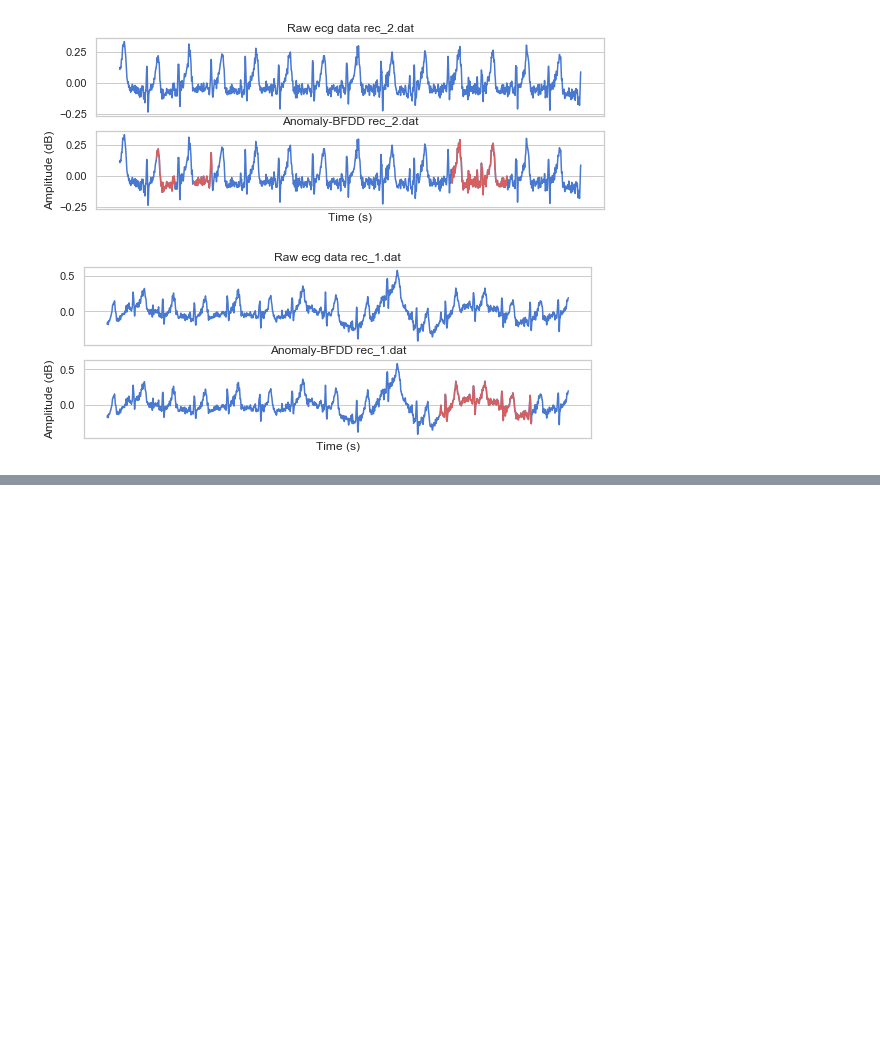
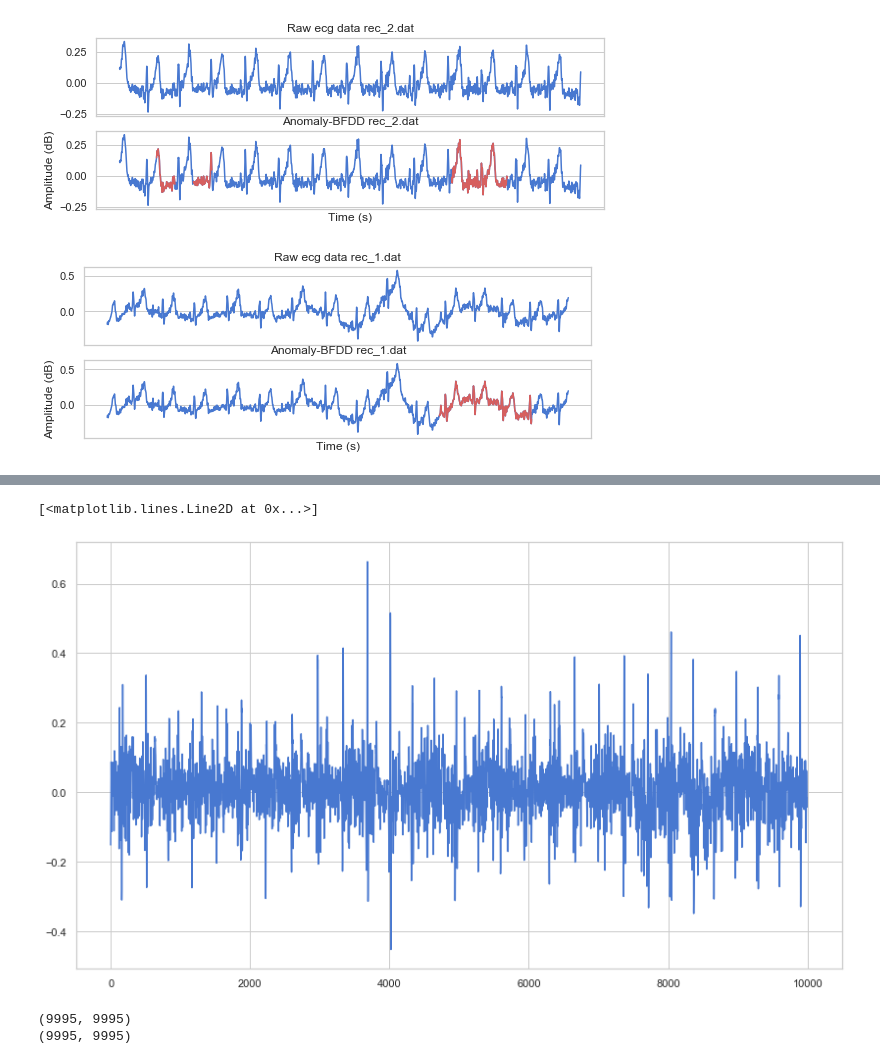
Before and after one commit to kulkarnisp/iMed, a Jupyter notebook: ipynb samples/LSTM_APPROACH_LATEST.ipynb, the cells around one changed output, grey strips where cells are left out. Saved outputs shown, nothing was run; the diff lists cells and outputs as text; code cells hidden in the pictures; blank space fills up the shorter version.

```diff
--- a/ipynb samples/LSTM_APPROACH_LATEST.ipynb
+++ b/ipynb samples/LSTM_APPROACH_LATEST.ipynb
@@ -331,0 +408,32 @@ for file in records:
+# %%
+# Prediction error
+
+error={}
+for rec in records:
+    error[rec]=[]
+    for i in range(len(rnn_forecast[rec])):
+        error[rec].append(norm[rec][i]-rnn_forecast[rec][i])
+    error[rec]=np.array(error[rec])
+# %%
+plt.plot(error['rec_1.dat'])
+# %% [output]
+[<matplotlib.lines.Line2D at 0x...>]
+[figure, added]
+# %%
+# Mahalanobis Distance
+
+cov={}
+cov_inv={}
+dist={}
+for rec in records:
+    mean=error[rec].mean()
+
+    err = np.expand_dims(error[rec],axis=0)
+    cov[rec]=((err-mean)*((err-mean).T))/(len(err[0])-1)
+    print(cov[rec].shape)
+#     cov_inv[rec]=np.linalg.inv(cov[rec])
+#     print(cov_inv[rec])
+#     dist[rec]=((err-mean).T)*cov_inv[rec]*(err-mean)
+# %% [output]
+(9995, 9995)
+(9995, 9995)
```
Also changed, not shown: parts of 123 cells of this notebook, 13 other files.
